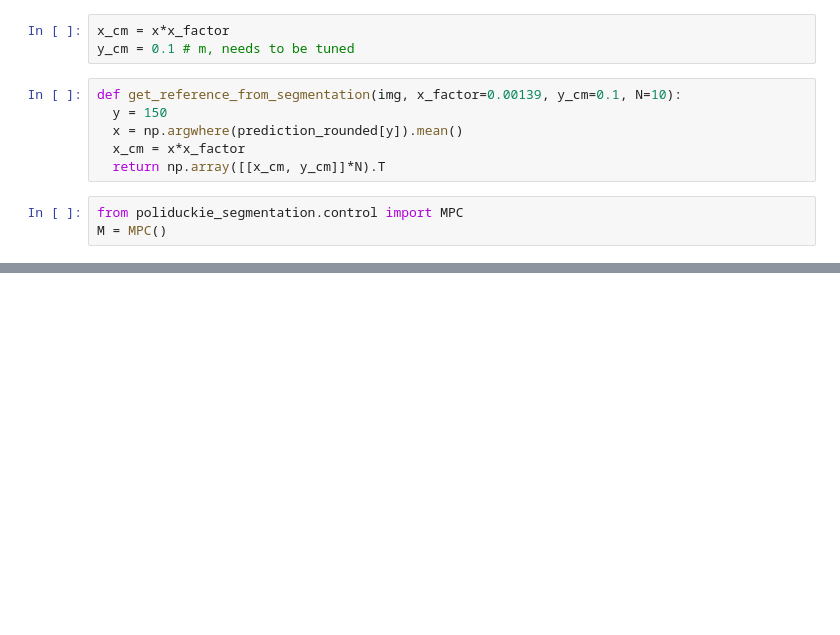
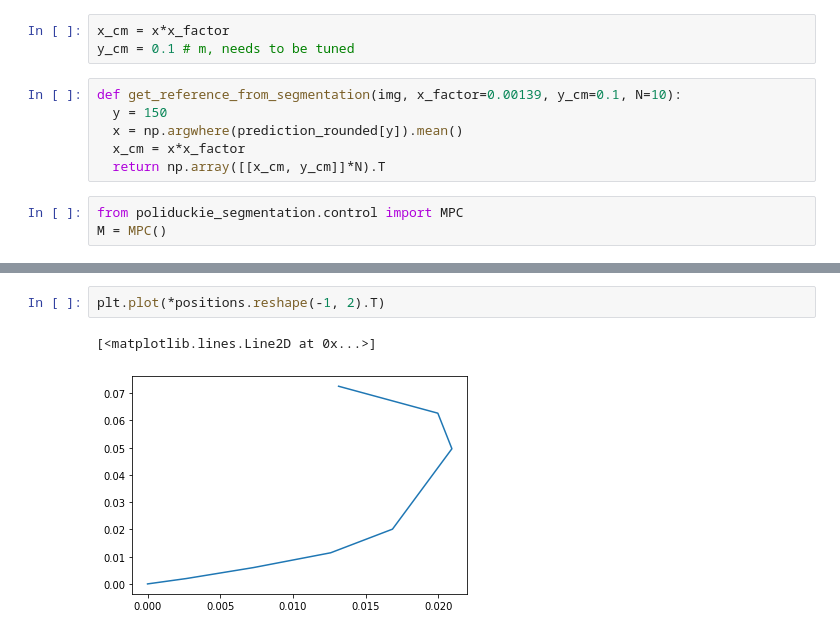
Before and after one commit to poliduckie/poliduckie_segmentation, a Jupyter notebook: examples/MPC_with_segmentation.ipynb, the cells around one changed output, grey strips where cells are left out. Saved outputs shown, nothing was run; the diff lists cells and outputs as text; blank space fills up the shorter version.

```diff
--- a/examples/MPC_with_segmentation.ipynb
+++ b/examples/MPC_with_segmentation.ipynb
@@ -199,0 +218,5 @@ array([], dtype=float64)
+# %%
+plt.plot(*positions.reshape(-1, 2).T)
+# %% [output]
+[<matplotlib.lines.Line2D at 0x...>]
+[figure, added]
```
Also changed, not shown: parts of 12 cells of this notebook.
